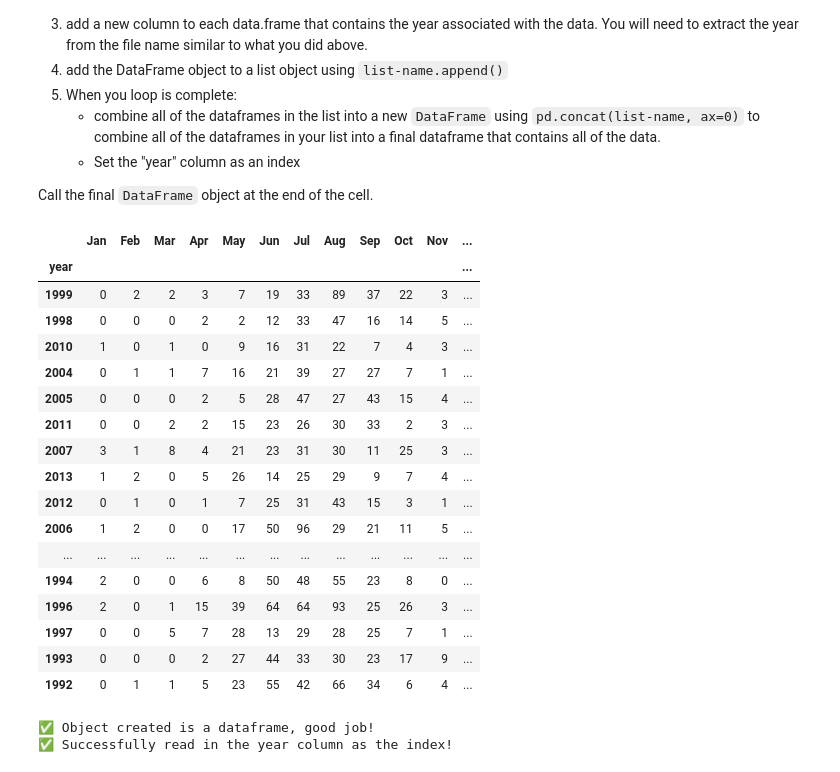
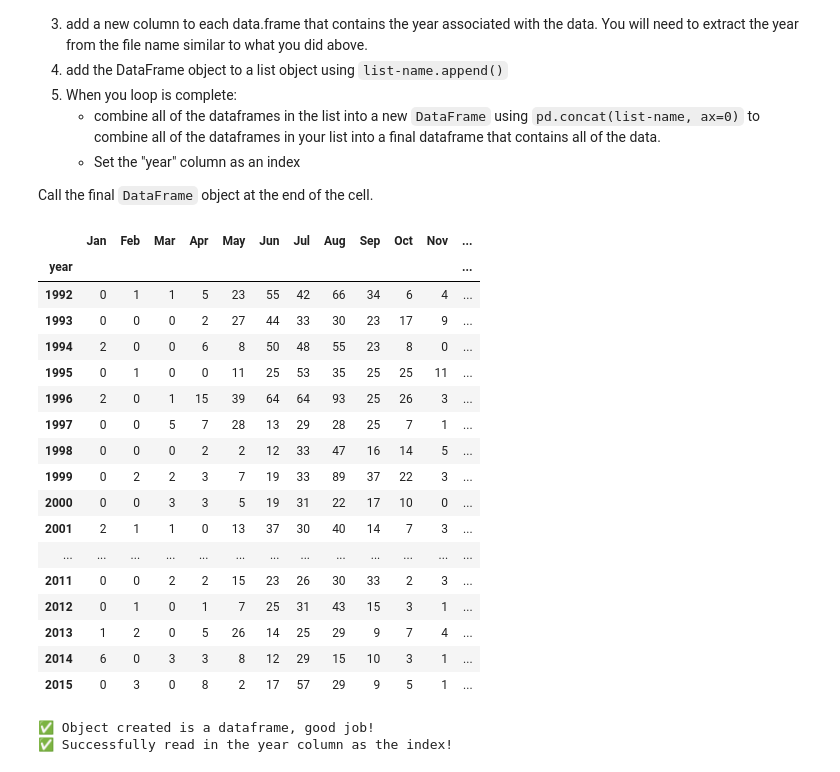
Before and after one commit to JudithAment/earth-analytics-bootcamp, a Jupyter notebook: homeworks/08-loops-conditionals/bootcamp-08-conditionals-loops.ipynb, the cells around one changed output. Cells and saved outputs as stored; diff of their text form; code cells hidden in the pictures.

```diff
--- a/homeworks/08-loops-conditionals/bootcamp-08-conditionals-loops.ipynb
+++ b/homeworks/08-loops-conditionals/bootcamp-08-conditionals-loops.ipynb
@@ -245,35 +247,36 @@ Call the final `DataFrame` object at the end of the cell.
 # %%
 # YOUR CODE HERE
 monthly_fire_count_list = []
 
 for file in monthly_fire_count_files:
     data = pd.read_csv(file)
     year = re.search('([0-9]{4})\.csv', file).group(1)
     data["year"] = year
     list.append(monthly_fire_count_list, data)
 
 monthly_fire_count_df = pd.concat(monthly_fire_count_list)
 monthly_fire_count_df = monthly_fire_count_df.set_index('year')
+monthly_fire_count_df = monthly_fire_count_df.sort_index()
 monthly_fire_count_df
 # %% [output]
 |  | Jan | Feb | Mar | Apr | May | Jun | Jul | Aug | Sep | Oct | Nov | ... |
 | year |  |  |  |  |  |  |  |  |  |  |  | ... |
-| 1999 | 0 | 2 | 2 | 3 | 7 | 19 | 33 | 89 | 37 | 22 | 3 | ... |
-| 1998 | 0 | 0 | 0 | 2 | 2 | 12 | 33 | 47 | 16 | 14 | 5 | ... |
-| 2010 | 1 | 0 | 1 | 0 | 9 | 16 | 31 | 22 | 7 | 4 | 3 | ... |
-| 2004 | 0 | 1 | 1 | 7 | 16 | 21 | 39 | 27 | 27 | 7 | 1 | ... |
-| 2005 | 0 | 0 | 0 | 2 | 5 | 28 | 47 | 27 | 43 | 15 | 4 | ... |
-| 2011 | 0 | 0 | 2 | 2 | 15 | 23 | 26 | 30 | 33 | 2 | 3 | ... |
-| 2007 | 3 | 1 | 8 | 4 | 21 | 23 | 31 | 30 | 11 | 25 | 3 | ... |
-| 2013 | 1 | 2 | 0 | 5 | 26 | 14 | 25 | 29 | 9 | 7 | 4 | ... |
-| 2012 | 0 | 1 | 0 | 1 | 7 | 25 | 31 | 43 | 15 | 3 | 1 | ... |
-| 2006 | 1 | 2 | 0 | 0 | 17 | 50 | 96 | 29 | 21 | 11 | 5 | ... |
-| ... | ... | ... | ... | ... | ... | ... | ... | ... | ... | ... | ... | ... |
+| 1992 | 0 | 1 | 1 | 5 | 23 | 55 | 42 | 66 | 34 | 6 | 4 | ... |
+| 1993 | 0 | 0 | 0 | 2 | 27 | 44 | 33 | 30 | 23 | 17 | 9 | ... |
 | 1994 | 2 | 0 | 0 | 6 | 8 | 50 | 48 | 55 | 23 | 8 | 0 | ... |
+| 1995 | 0 | 1 | 0 | 0 | 11 | 25 | 53 | 35 | 25 | 25 | 11 | ... |
 | 1996 | 2 | 0 | 1 | 15 | 39 | 64 | 64 | 93 | 25 | 26 | 3 | ... |
 | 1997 | 0 | 0 | 5 | 7 | 28 | 13 | 29 | 28 | 25 | 7 | 1 | ... |
-| 1993 | 0 | 0 | 0 | 2 | 27 | 44 | 33 | 30 | 23 | 17 | 9 | ... |
-| 1992 | 0 | 1 | 1 | 5 | 23 | 55 | 42 | 66 | 34 | 6 | 4 | ... |
+| 1998 | 0 | 0 | 0 | 2 | 2 | 12 | 33 | 47 | 16 | 14 | 5 | ... |
+| 1999 | 0 | 2 | 2 | 3 | 7 | 19 | 33 | 89 | 37 | 22 | 3 | ... |
+| 2000 | 0 | 0 | 3 | 3 | 5 | 19 | 31 | 22 | 17 | 10 | 0 | ... |
+| 2001 | 2 | 1 | 1 | 0 | 13 | 37 | 30 | 40 | 14 | 7 | 3 | ... |
+| ... | ... | ... | ... | ... | ... | ... | ... | ... | ... | ... | ... | ... |
+| 2011 | 0 | 0 | 2 | 2 | 15 | 23 | 26 | 30 | 33 | 2 | 3 | ... |
+| 2012 | 0 | 1 | 0 | 1 | 7 | 25 | 31 | 43 | 15 | 3 | 1 | ... |
+| 2013 | 1 | 2 | 0 | 5 | 26 | 14 | 25 | 29 | 9 | 7 | 4 | ... |
+| 2014 | 6 | 0 | 3 | 3 | 8 | 12 | 29 | 15 | 10 | 3 | 1 | ... |
+| 2015 | 0 | 3 | 0 | 8 | 2 | 17 | 57 | 29 | 9 | 5 | 1 | ... |
 # %%
 # DO NOT MODIFY THIS CELL
 student_dataframe_monthly_count = monthly_fire_count_df
```
Also changed, not shown: parts of 2 cells of this notebook.
